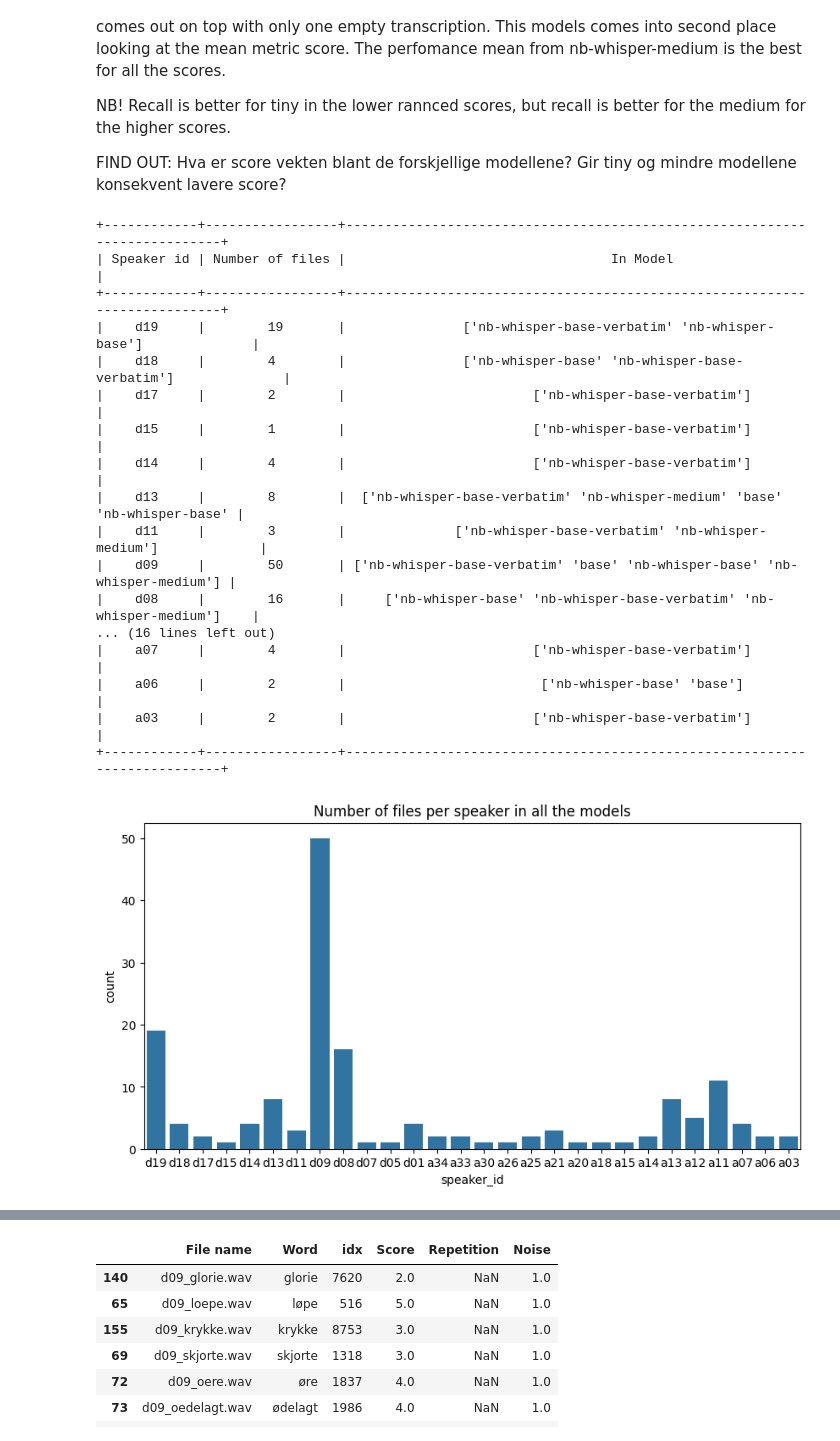
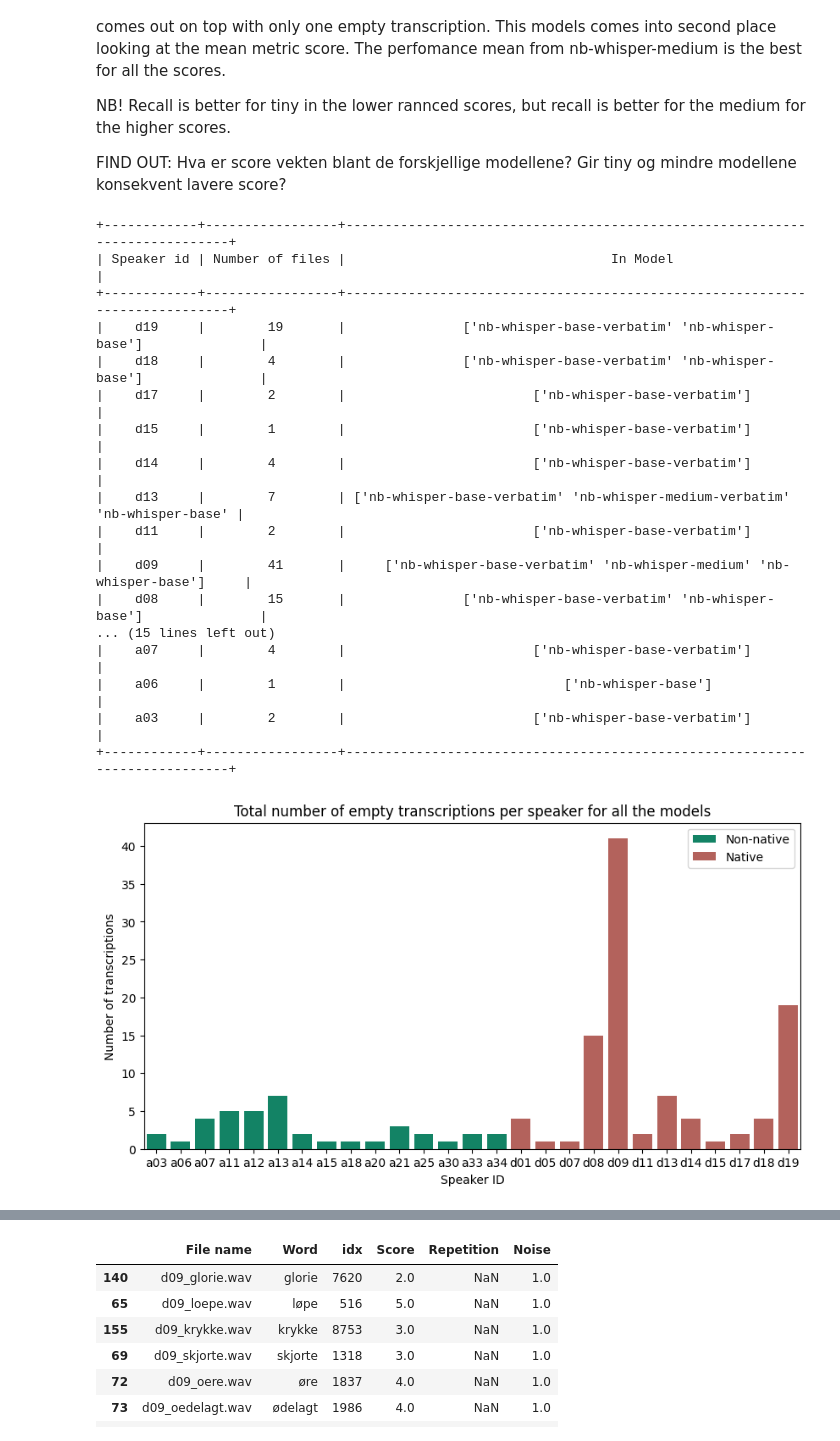
Before and after one commit to amandathunes/master_repo, a Jupyter notebook: figuring_out_the_empty_transcriptions.ipynb, the cells around one changed output, grey strips where cells are left out. Drawn from its saved outputs; the diff is of its cells as text; code cells hidden in the pictures.

```diff
--- a/figuring_out_the_empty_transcriptions.ipynb
+++ b/figuring_out_the_empty_transcriptions.ipynb
@@ -20,5 +17,6 @@ To enable the following instructions: AVX2 FMA, in other operations, rebuild Ten
 # %%
-path = './Transcriptions/empty_transcription_v1.csv'
+# path = './Transcriptions/empty_transcription_v1.csv'
+path = 'Transcriptions/true_empty_transcriptions_v1.csv'
 empty_transcription_1 = pd.read_csv(path)
 empty_transcription_1.head(2)
 # %% [output]
@@ -43,6 +50,6 @@ dtype: int64
 # %%
 # Add speaker id column
-empty_transcription_1['speaker_id'] = empty_transcription_1['File name'].str.slice(start=0, stop=3)
+empty_transcription_1['speaker_id'] = empty_transcription_1['file_name'].str.slice(start=0, stop=3)
 empty_transcription_1 = empty_transcription_1.sort_values(by='speaker_id', ascending=False)
 
 # Check the unique speakers
@@ -82,42 +88,50 @@ identify_tabel_total.field_names = ['Speaker id', 'Number of files', 'In Model']
 
 for speaker in who:
     number_of_files = empty_transcription_1[empty_transcription_1['speaker_id'] == speaker].shape[0]
-    in_model = empty_transcription_1['Model'][empty_transcription_1['speaker_id'] == speaker].unique()
+    in_model = empty_transcription_1['model_name'][empty_transcription_1['speaker_id'] == speaker].unique()
     identify_tabel_total.add_row([speaker, number_of_files, in_model])
 
 print(identify_tabel_total)
 # %% [output]
-+------------+-----------------+---------------------------------------------------------------------------+
-| Speaker id | Number of files |                                  In Model                                 |
-+------------+-----------------+---------------------------------------------------------------------------+
-|    d19     |        19       |               ['nb-whisper-base-verbatim' 'nb-whisper-base']              |
-|    d18     |        4        |               ['nb-whisper-base' 'nb-whisper-base-verbatim']              |
-|    d17     |        2        |                        ['nb-whisper-base-verbatim']                       |
-|    d15     |        1        |                        ['nb-whisper-base-verbatim']                       |
-|    d14     |        4        |                        ['nb-whisper-base-verbatim']                       |
-|    d13     |        8        |  ['nb-whisper-base-verbatim' 'nb-whisper-medium' 'base' 'nb-whisper-base' |
-|    d11     |        3        |              ['nb-whisper-base-verbatim' 'nb-whisper-medium']             |
-|    d09     |        50       | ['nb-whisper-base-verbatim' 'base' 'nb-whisper-base' 'nb-whisper-medium'] |
-|    d08     |        16       |     ['nb-whisper-base' 'nb-whisper-base-verbatim' 'nb-whisper-medium']    |
-... (16 lines left out)
-|    a07     |        4        |                        ['nb-whisper-base-verbatim']                       |
-|    a06     |        2        |                         ['nb-whisper-base' 'base']                        |
-|    a03     |        2        |                        ['nb-whisper-base-verbatim']                       |
-+------------+-----------------+---------------------------------------------------------------------------+
++------------+-----------------+----------------------------------------------------------------------------+
+| Speaker id | Number of files |                                  In Model                                  |
++------------+-----------------+----------------------------------------------------------------------------+
+|    d19     |        19       |               ['nb-whisper-base-verbatim' 'nb-whisper-base']               |
+|    d18     |        4        |               ['nb-whisper-base-verbatim' 'nb-whisper-base']               |
+|    d17     |        2        |                        ['nb-whisper-base-verbatim']                        |
+|    d15     |        1        |                        ['nb-whisper-base-verbatim']                        |
+|    d14     |        4        |                        ['nb-whisper-base-verbatim']                        |
+|    d13     |        7        | ['nb-whisper-base-verbatim' 'nb-whisper-medium-verbatim' 'nb-whisper-base' |
+|    d11     |        2        |                        ['nb-whisper-base-verbatim']                        |
+|    d09     |        41       |     ['nb-whisper-base-verbatim' 'nb-whisper-medium' 'nb-whisper-base']     |
+|    d08     |        15       |               ['nb-whisper-base-verbatim' 'nb-whisper-base']               |
+... (15 lines left out)
+|    a07     |        4        |                        ['nb-whisper-base-verbatim']                        |
+|    a06     |        1        |                            ['nb-whisper-base']                             |
+|    a03     |        2        |                        ['nb-whisper-base-verbatim']                        |
++------------+-----------------+----------------------------------------------------------------------------+
 # %%
-
 # Check the number of files per speaker and put in a table
 x = PrettyTable()
 x.field_names = ['Speaker id', 'Number of files']
 
 for speaker in who:
     number_of_files = empty_transcription_1[empty_transcription_1['speaker_id'] == speaker].shape[0]
     x.add_row([speaker, number_of_files])
 
 # plot the number of files per speaker
+empty_transcription_1 = empty_transcription_1.sort_values(by='speaker_id', ascending=True)
+native = empty_transcription_1[empty_transcription_1['speaker_id'].str.contains('d')]
+non_native = empty_transcription_1[empty_transcription_1['speaker_id'].str.contains('a')]
+
 plt.figure(figsize=(10, 5))
-sns.countplot(x='speaker_id', data=empty_transcription_1)
-plt.title('Number of files per speaker in all the models')
-plt.show()
+sns.countplot(x='speaker_id', data=non_native, color='#00966E', label = 'Non-native')
+sns.countplot(x='speaker_id', data=native, color='#C1554D', label = 'Native')
+
+plt.title('Total number of empty transcriptions per speaker for all the models')
+plt.xlabel('Speaker ID')
+plt.ylabel('Number of transcriptions')
+plt.savefig('./OWT_empty_transcriptions_per_speaker.png', bbox_inches='tight')
+# plt.show()
 # %% [output]
-[figure, old version]
+[figure, new version]
```
Also changed, not shown: parts of 14 cells of this notebook, 29 other files.
